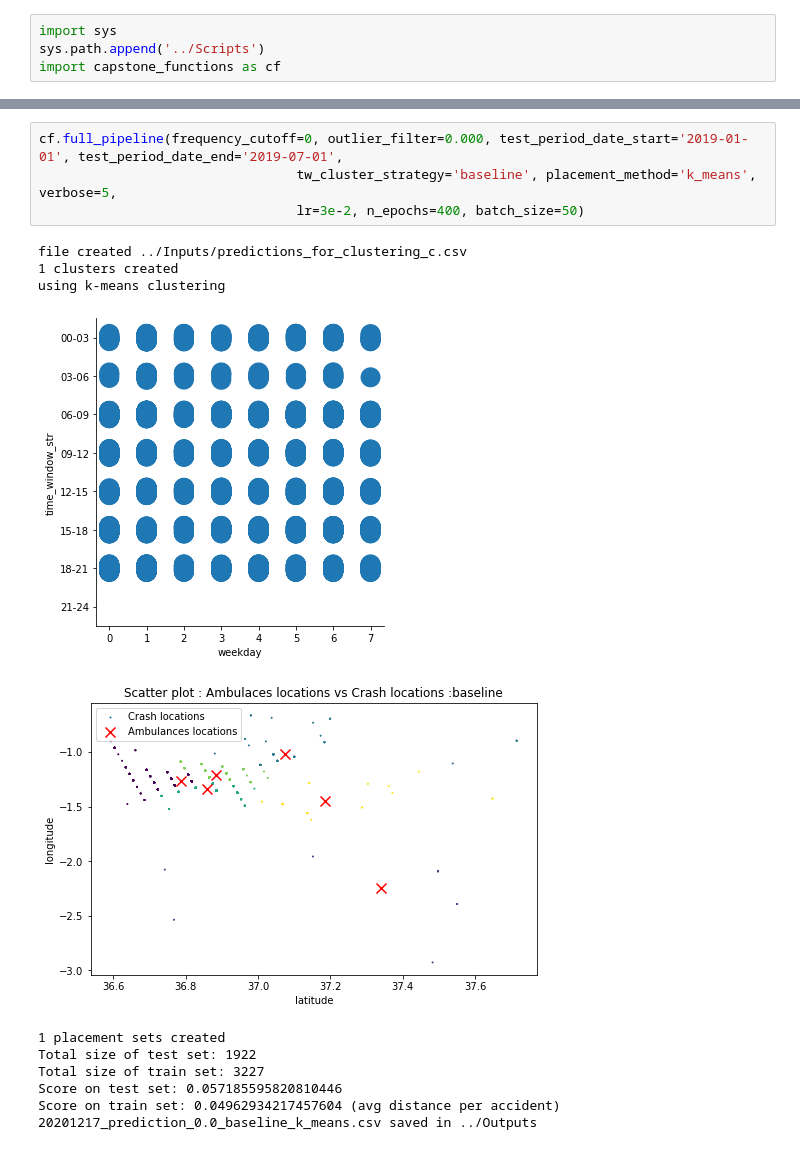
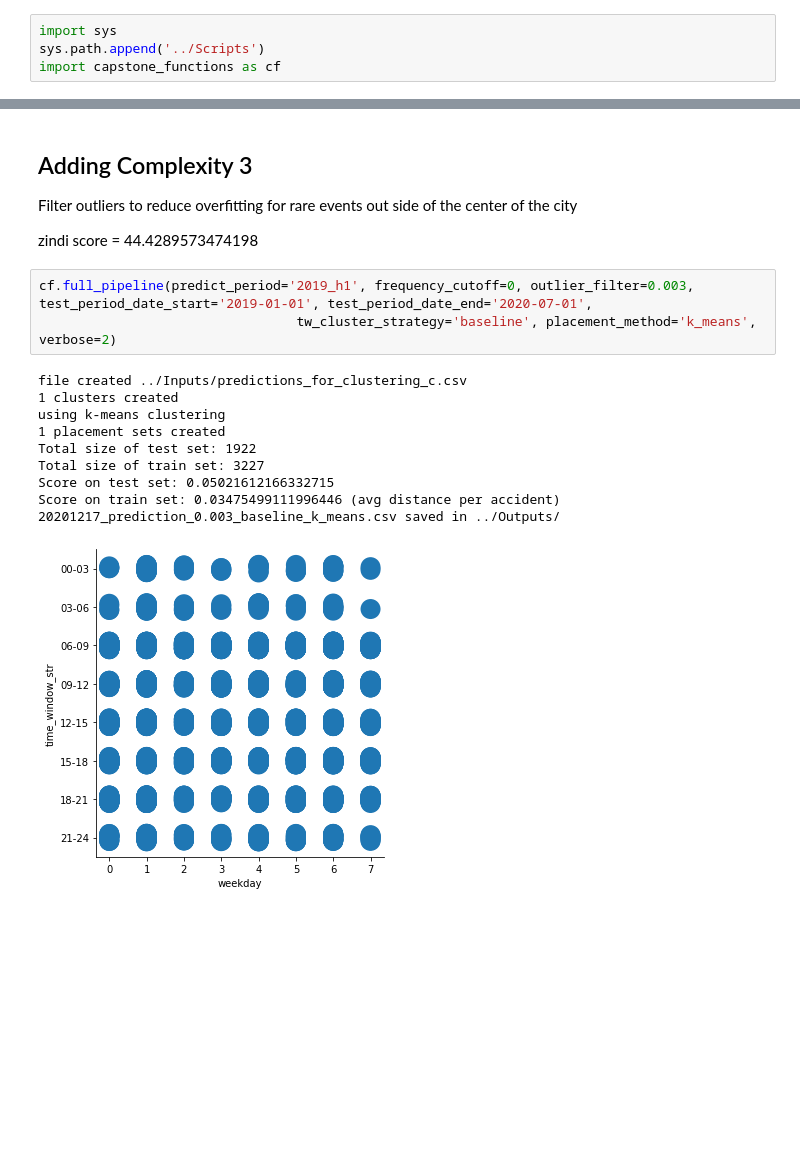
Before and after one commit to AndOleAnd/Capstone_N_A_P, a Jupyter notebook: Notebooks/Full_pipeline.ipynb, the cells around one changed output, grey strips where cells are left out. Saved outputs shown, nothing was run; the diff lists cells and outputs as text; blank space fills up the shorter version.

```diff
--- a/Notebooks/Full_pipeline.ipynb
+++ b/Notebooks/Full_pipeline.ipynb
@@ -102,16 +77,19 @@ def full_pipeline_1(input_path='../Inputs/', output_path='../Outputs/', crash_so
+# %% [markdown]
+## Adding Complexity 3
+Filter outliers to reduce overfitting for rare events out side of the center of the city
+
+zindi score = 44.4289573474198
 # %%
-cf.full_pipeline(frequency_cutoff=0, outlier_filter=0.000, test_period_date_start='2019-01-01', test_period_date_end='2019-07-01',
-                                 tw_cluster_strategy='baseline', placement_method='k_means', verbose=5,
-                                 lr=3e-2, n_epochs=400, batch_size=50)
+cf.full_pipeline(predict_period='2019_h1', frequency_cutoff=0, outlier_filter=0.003, test_period_date_start='2019-01-01', test_period_date_end='2020-07-01',
+                                 tw_cluster_strategy='baseline', placement_method='k_means', verbose=2)
 # %% [output]
 file created ../Inputs/predictions_for_clustering_c.csv
 1 clusters created
 using k-means clustering
+1 placement sets created
+Total size of test set: 1922
+Total size of train set: 3227
+Score on test set: 0.05021612166332715
+Score on train set: 0.03475499111996446 (avg distance per accident)
+20201217_prediction_0.003_baseline_k_means.csv saved in ../Outputs/
-[figure, old version]
+[figure, new version]
-[figure, removed]
-1 placement sets created
-Total size of test set: 1922
-Total size of train set: 3227
-Score on test set: 0.057185595820810446
-Score on train set: 0.04962934217457604 (avg distance per accident)
-20201217_prediction_0.0_baseline_k_means.csv saved in ../Outputs
```
Also changed, not shown: parts of 19 cells of this notebook.
